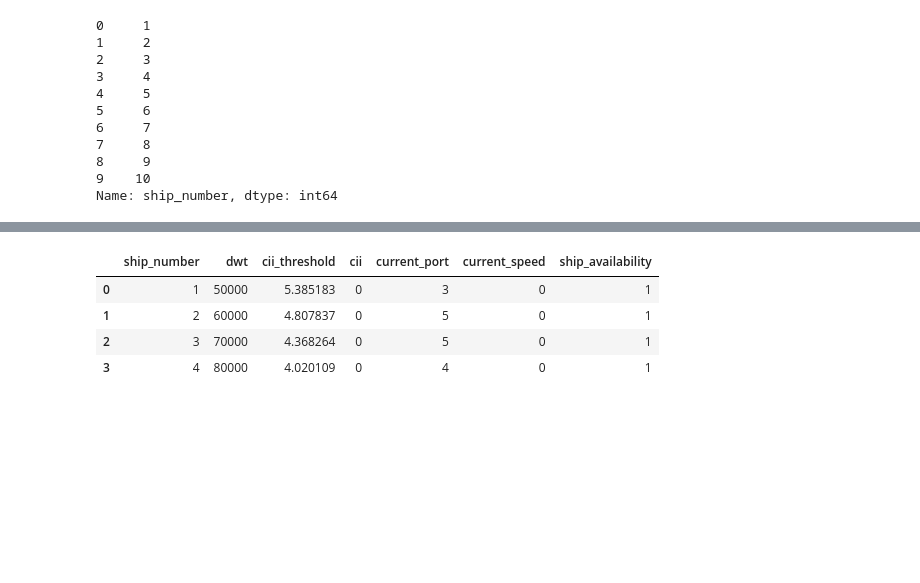
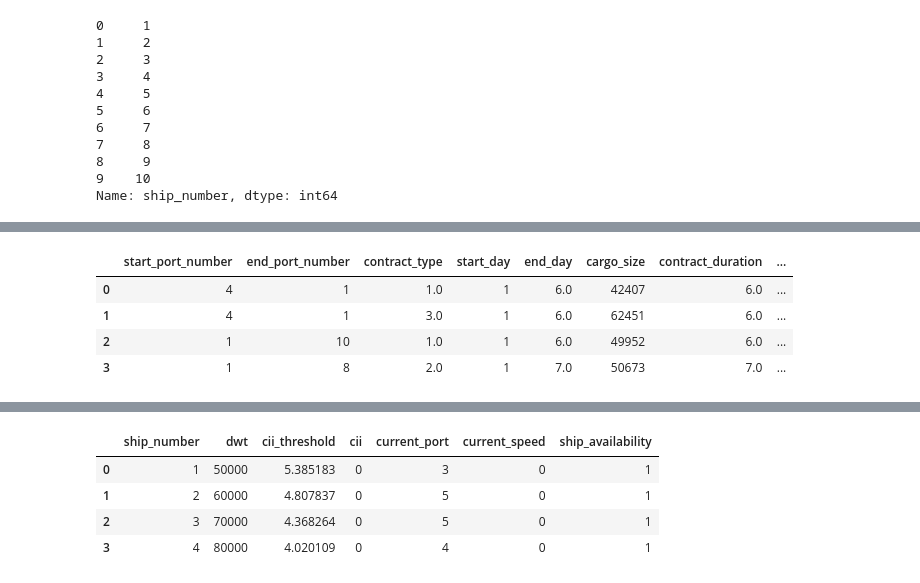
Before and after one commit to synthetica-ai/carbon-trading, a Jupyter notebook: code/main.ipynb, the cells around one changed output, grey strips where cells are left out. Cells and saved outputs as stored; diff of their text form; code cells hidden in the pictures; blank space fills up the shorter version.

```diff
--- a/code/main.ipynb
+++ b/code/main.ipynb
@@ -72,18 +145,24 @@ ports_df = ports_df.loc[:,['number','name','country']]
 # %%
 def create_contracts(dm=distance_matrix,ports=ports_df,day=1,seed=None):
-    """
-    A function for creating cargo contracts for a specific day of the year
-    """
+
     con_df = pd.DataFrame(columns=['start_port_number','end_port_number','contract_type','start_day','end_day','cargo_size','contract_duration','port_distance','value'])
     ports = ports.number.to_numpy()
-    ship_types =  np.array(['supramax','ultramax','panamax','kamsarmax'])
-    con_df['start_port_number'] = np.repeat(ports,4)
-    con_df['contract_type'] = np.tile(ship_types,10)
-    con_df['end_port_number'] = np.random.randint(low=1, high=11, size=(40,))
+    NUM_CONS_DAILY = 4
+    ports = ports_df.loc[:,['number','name','country']]
+    ports_array = ports.number.to_numpy()
+    NUM_PORTS = len(ports)
+    ship_types = np.array(['supramax','ultramax','panamax','kamsarmax'])
+
+    con_df['start_port_number'] = np.random.randint(1,NUM_PORTS+1,size=NUM_CONS_DAILY)
+    con_df['contract_type'] = np.random.choice(ship_types,size=NUM_CONS_DAILY)
+    con_df['end_port_number'] = np.random.randint(1,NUM_PORTS+1,size=NUM_CONS_DAILY)
+
     same_ports = con_df['start_port_number'] == con_df['end_port_number']
+    # check that start and end ports are different
     while sum(same_ports) != 0 :
         con_df['end_port_number'] = np.where(same_ports, np.random.randint(low=1, high=11, size=same_ports.shape), con_df['end_port_number'])
         same_ports = con_df['start_port_number'] == con_df['end_port_number']
+
     con_df['start_day'] = day
 
     # get distance between start and end ports arrays
@@ -110,12 +189,11 @@ def create_contracts(dm=distance_matrix,ports=ports_df,day=1,seed=None):
 
 
     ship_type_to_ship_code_choices = [np.ones(shape=type_conditions[0].shape),
-                              2*np.ones(shape=type_conditions[1].shape),
-                              3*np.ones(shape=type_conditions[2].shape),
-                              4*np.ones(shape=type_conditions[3].shape)]
+                                2*np.ones(shape=type_conditions[1].shape),
+                                3*np.ones(shape=type_conditions[2].shape),
+                                4*np.ones(shape=type_conditions[3].shape)]
 
     con_df['contract_type'] = np.select(type_conditions,ship_type_to_ship_code_choices)
-
 
 
     # calculate duration
@@ -151,4 +229,5 @@ def create_contracts(dm=distance_matrix,ports=ports_df,day=1,seed=None):
 
     # add contract value
     con_df['value'] = round(con_df['cargo_size'] * (con_df['port_distance'] / (con_df['contract_duration'] * 1_000_000)))
+
     return con_df
@@ -629,0 +711,8 @@ array([[[  1.,   6.,   1., ...,   5., 399.,   3.],
+# %%
+envo.create_contracts()
+# %% [output]
+|  | start_port_number | end_port_number | contract_type | start_day | end_day | cargo_size | contract_duration | ... |
+| 0 | 4 | 1 | 1.0 | 1 | 6.0 | 42407 | 6.0 | ... |
+| 1 | 4 | 1 | 3.0 | 1 | 6.0 | 62451 | 6.0 | ... |
+| 2 | 1 | 10 | 1.0 | 1 | 6.0 | 49952 | 6.0 | ... |
+| 3 | 1 | 8 | 2.0 | 1 | 7.0 | 50673 | 7.0 | ... |
```
Also changed, not shown: parts of 9 cells of this notebook, 1 other file.
